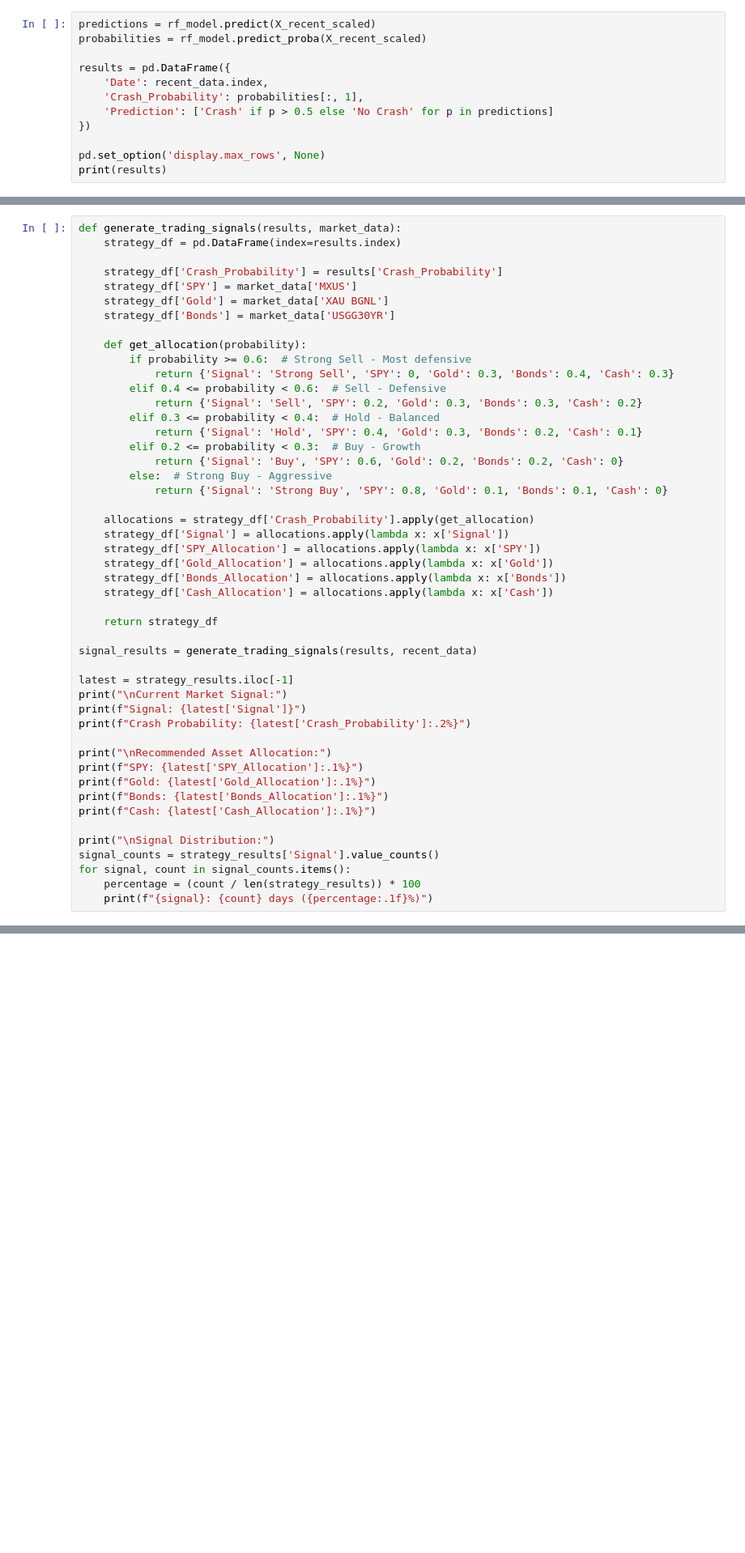
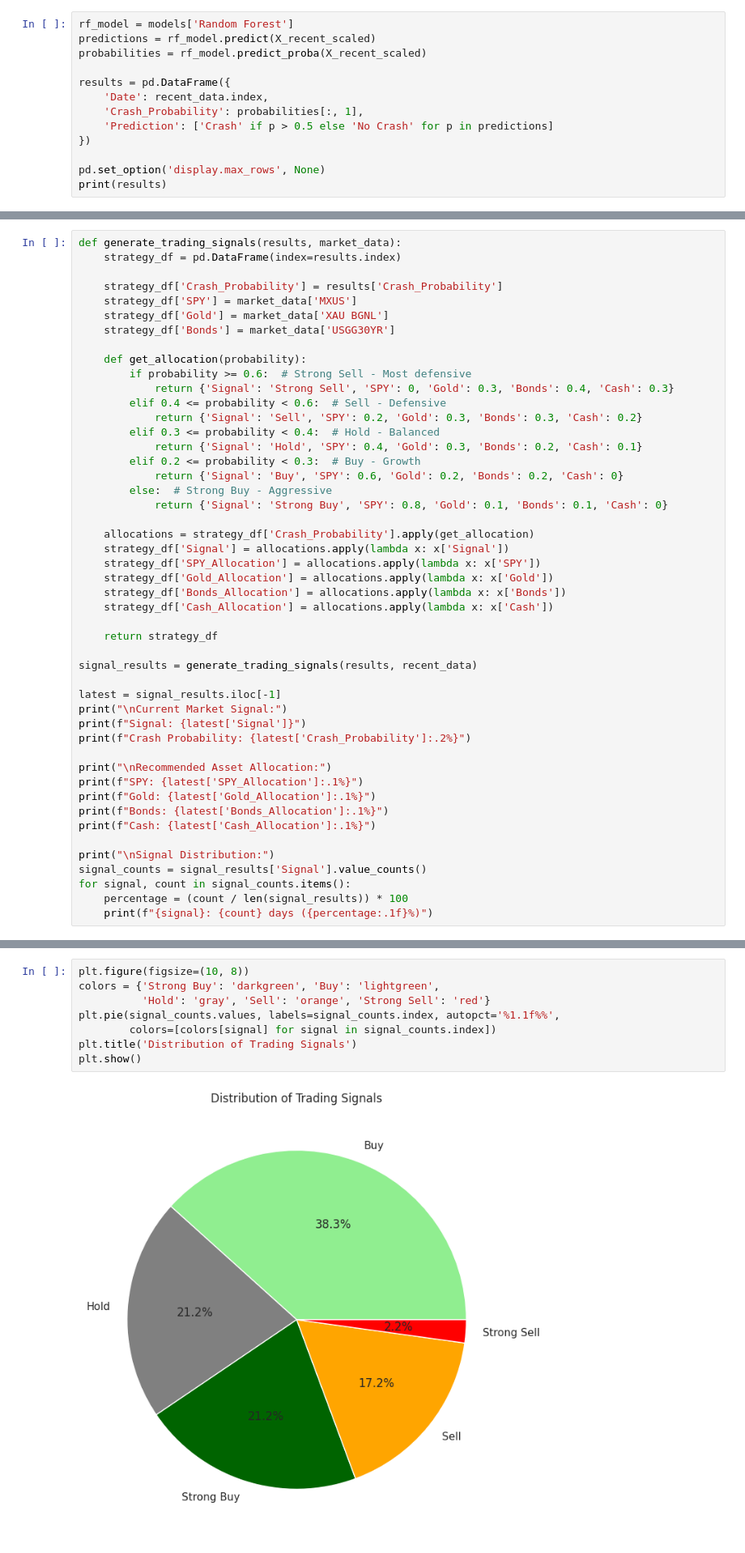
Before and after one commit to rlal2022/market-anomaly-detection, a Jupyter notebook: Market_Anomaly_Detection.ipynb, the cells around one changed output, grey strips where cells are left out. Shown at 81% size. Drawn from its saved outputs; the diff is of its cells as text; blank space fills up the shorter version.

```diff
--- a/Market_Anomaly_Detection.ipynb
+++ b/Market_Anomaly_Detection.ipynb
@@ -281,6 +341,7 @@ print(X_recent.columns.tolist())
 (501, 29)
 ['XAU BGNL_Change', 'XAU BGNL_MA20', 'XAU BGNL_MA50', 'XAU BGNL_Volatility', 'DXY_Change', 'DXY_MA20', 'DXY_MA50', 'DXY_Volatility', 'VIX_Change', 'VIX_MA20', 'VIX_MA50', 'VIX_Volatility', 'USGG30YR_C ...
 # %%
+rf_model = models['Random Forest']
 predictions = rf_model.predict(X_recent_scaled)
 probabilities = rf_model.predict_proba(X_recent_scaled)
 
@@ -368,7 +429,7 @@ def generate_trading_signals(results, market_data):
 
 signal_results = generate_trading_signals(results, recent_data)
 
-latest = strategy_results.iloc[-1]
+latest = signal_results.iloc[-1]
 print("\nCurrent Market Signal:")
 print(f"Signal: {latest['Signal']}")
 print(f"Crash Probability: {latest['Crash_Probability']:.2%}")
@@ -380,9 +441,9 @@ print(f"Bonds: {latest['Bonds_Allocation']:.1%}")
 print(f"Cash: {latest['Cash_Allocation']:.1%}")
 
 print("\nSignal Distribution:")
-signal_counts = strategy_results['Signal'].value_counts()
+signal_counts = signal_results['Signal'].value_counts()
 for signal, count in signal_counts.items():
-    percentage = (count / len(strategy_results)) * 100
+    percentage = (count / len(signal_results)) * 100
     print(f"{signal}: {count} days ({percentage:.1f}%)")
 # %% [output]
 Current Market Signal:
@@ -401,3 +462,13 @@ Hold: 106 days (21.2%)
 Strong Buy: 106 days (21.2%)
 Sell: 86 days (17.2%)
 Strong Sell: 11 days (2.2%)
+# %%
+plt.figure(figsize=(10, 8))
+colors = {'Strong Buy': 'darkgreen', 'Buy': 'lightgreen',
+          'Hold': 'gray', 'Sell': 'orange', 'Strong Sell': 'red'}
+plt.pie(signal_counts.values, labels=signal_counts.index, autopct='%1.1f%%',
+        colors=[colors[signal] for signal in signal_counts.index])
+plt.title('Distribution of Trading Signals')
+plt.show()
+# %% [output]
+[figure, added]
```
Also changed, not shown: parts of 8 cells of this notebook.
